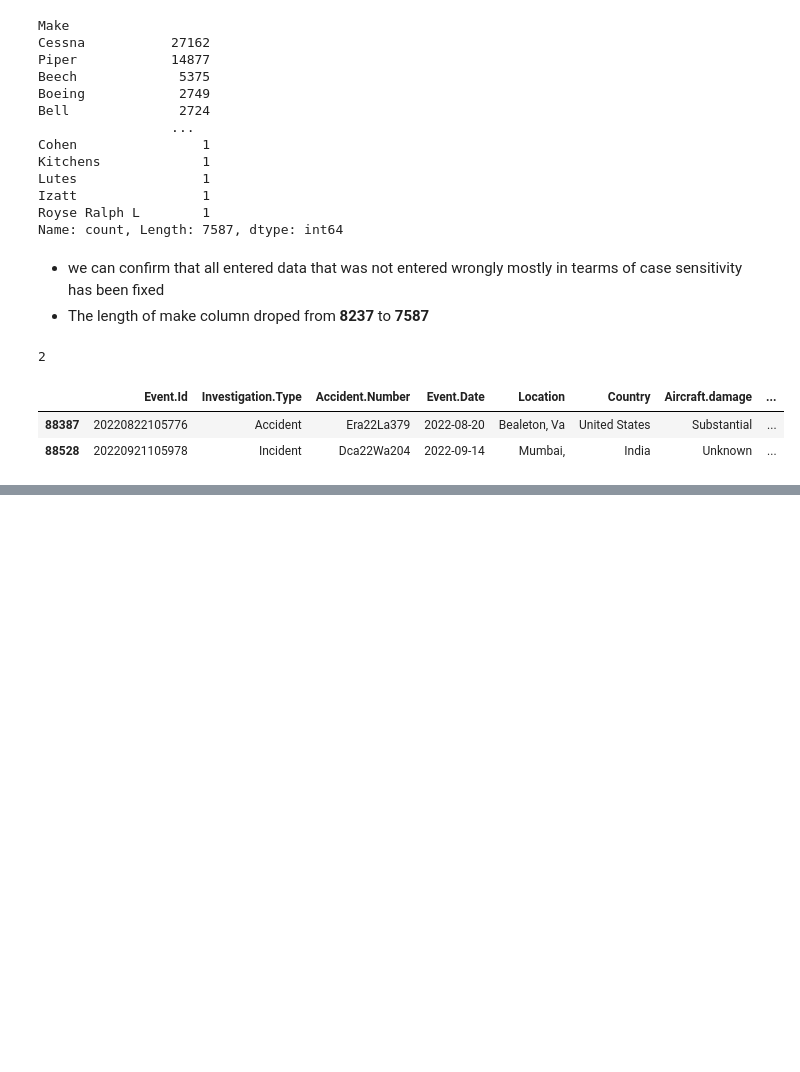
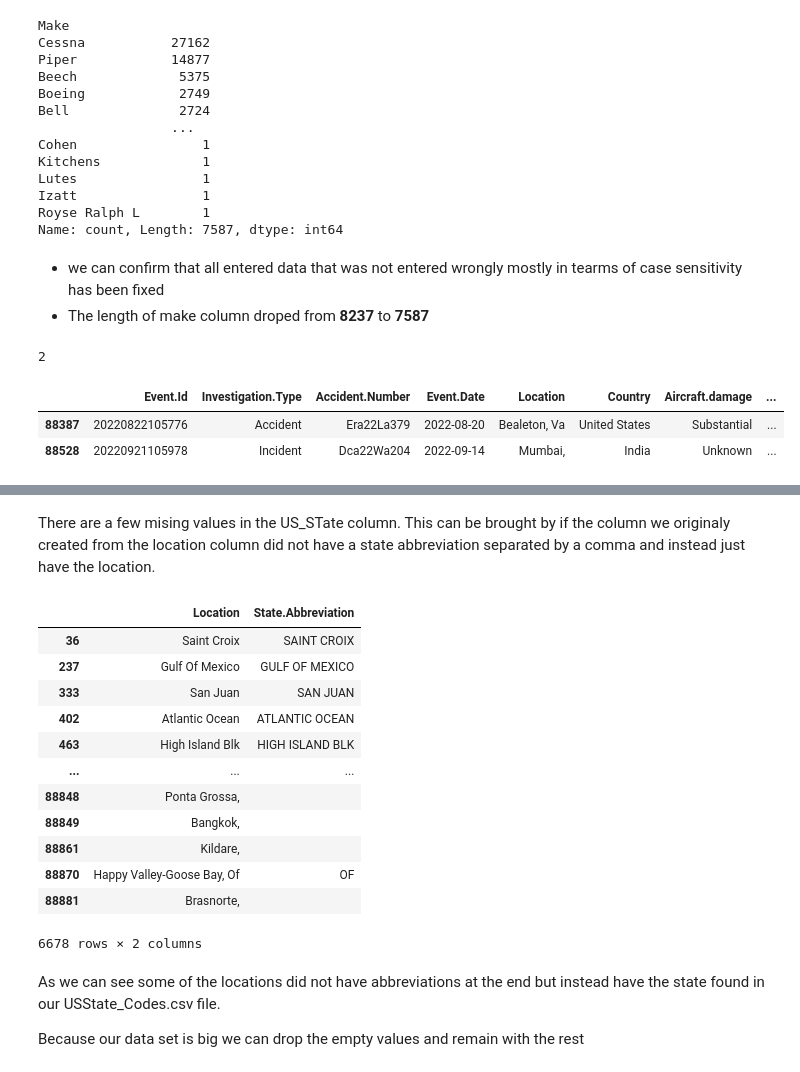
Before and after one commit to TonnieD/Phase_1_project, a Jupyter notebook: Phase_1_Project.ipynb, the cells around one changed output, grey strips where cells are left out. Drawn from its saved outputs; the diff is of its cells as text; code cells hidden in the pictures; blank space fills up the shorter version.

```diff
--- a/Phase_1_Project.ipynb
+++ b/Phase_1_Project.ipynb
@@ -758,0 +888,22 @@ df.duplicated().sum()
+# %% [markdown]
+There are a few mising values in the US_STate column. This can be brought by if the column we originaly created from the location column did not have a state abbreviation separated by a comma and instead just have the location.
+# %%
+df[df['US_State'].isna()][['Location', 'State.Abbreviation']]
+# %% [output]
+|  | Location | State.Abbreviation |
+| 36 | Saint Croix | SAINT CROIX |
+| 237 | Gulf Of Mexico | GULF OF MEXICO |
+| 333 | San Juan | SAN JUAN |
+| 402 | Atlantic Ocean | ATLANTIC OCEAN |
+| 463 | High Island Blk | HIGH ISLAND BLK |
+| ... | ... | ... |
+| 88848 | Ponta Grossa, |  |
+| 88849 | Bangkok, |  |
+| 88861 | Kildare, |  |
+| 88870 | Happy Valley-Goose Bay, Of | OF |
+| 88881 | Brasnorte, |  |
+6678 rows × 2 columns
+# %% [markdown]
+As we can see some of the locations did not have abbreviations at the end but instead have the state found in our USState_Codes.csv file.
+
+Because our data set is big we can drop the empty values and remain with the rest
```
Also changed, not shown: parts of 19 cells of this notebook, 1 other file.
